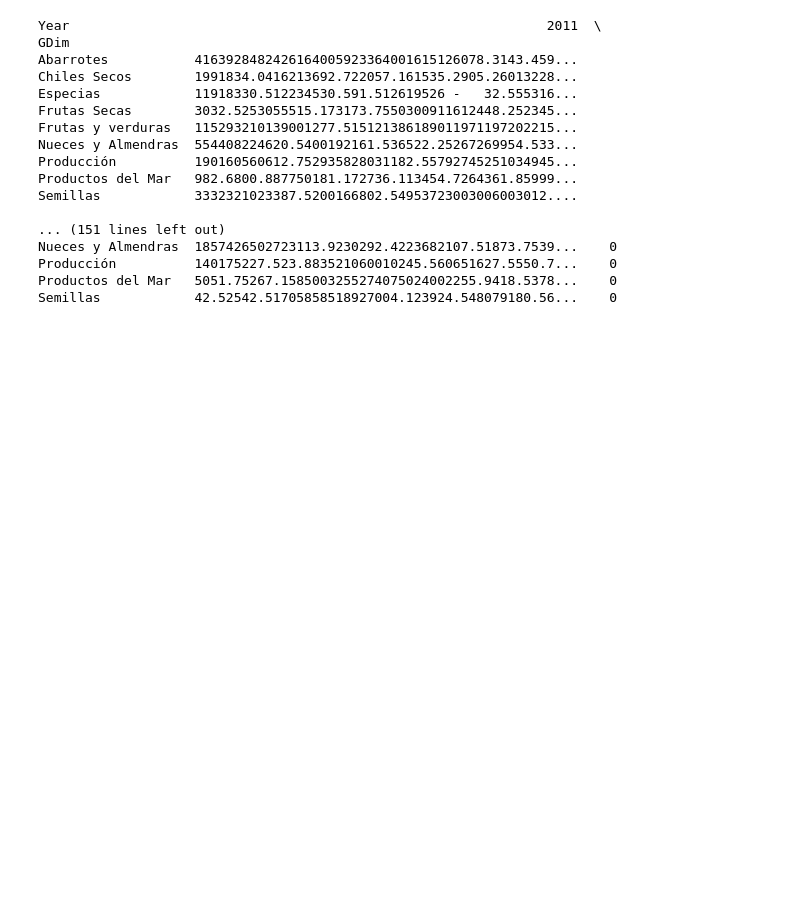
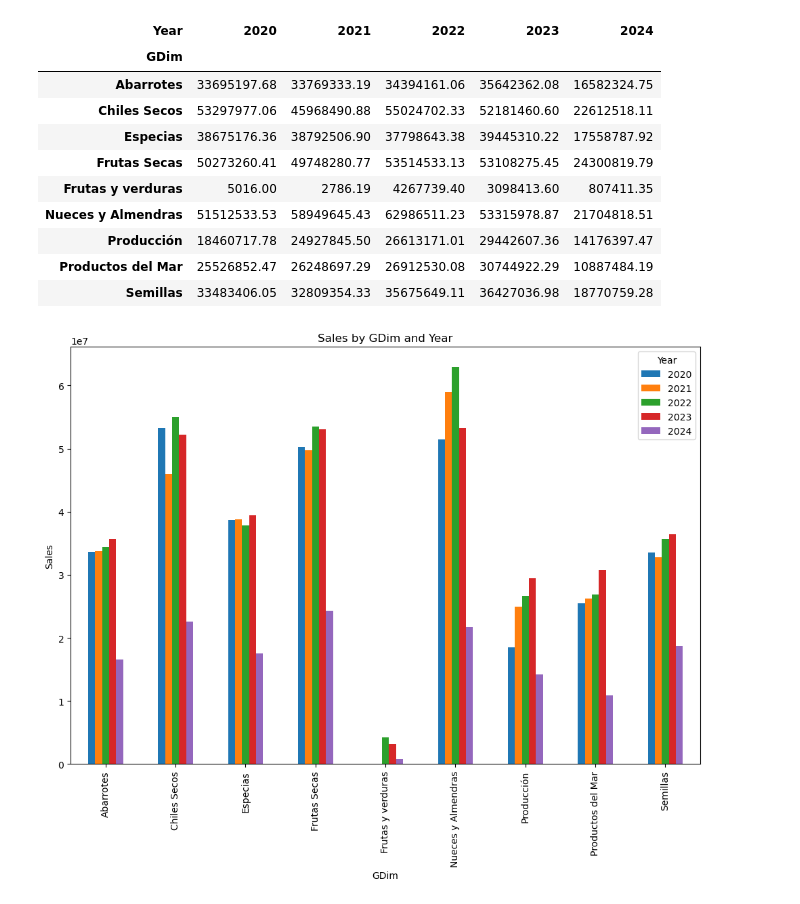
Before and after one commit to patricioaugusto-patinoespana/Proyect1, a Jupyter notebook: proyect1.ipynb, the cells around one changed output. Drawn from its saved outputs; the diff is of its cells as text; code cells hidden in the pictures; blank space fills up the shorter version.

```diff
--- a/proyect1.ipynb
+++ b/proyect1.ipynb
@@ -34,4 +38,11 @@ combined_sales_items.head()
 # %%
-sales_by_year = combined_sales_items.groupby('Year')['GDim'].sum().reset_index()
+combined_sales_items['Sales'] = combined_sales_items['Sales'].astype(str).replace('-','')
+
+combined_sales_items['Sales'] = combined_sales_items['Sales'] .astype(float).round(2)
+combined_sales_items = combined_sales_items[combined_sales_items['Sales'] >= 1]
+sales_by_year = combined_sales_items.set_index('GDim')
+sales_by_year = combined_sales_items.groupby(['GDim'])
+sales_by_year = combined_sales_items.groupby(['Year'])
+sales_by_year = combined_sales_items.groupby(['Sales']).sum()
 sales_by_year
 # %% [output]
@@ -54,26 +63,29 @@ sales_by_year
 # %%
-pivot_table = combined_sales_items.pivot_table(
-    values='Amount ',  # Cambia 'Amount' por el nombre de la columna que contiene la cantidad vendida
-    index='GDim',
-    columns='Year',
-    aggfunc='sum',
-    fill_value=0)  # Llena los valores faltantes con 0
-print(pivot_table)
+pivot_table = pd.pivot_table(combined_sales_items,
+                             values='Sales',  # Cambia 'Sales' por el nombre correcto de la columna de ventas si es diferente
+                             index='GDim',
+                             columns='Year',
+                             aggfunc="sum",  # Función de agregación para sumar las ventas
+                             fill_value=0)
+pivot_table
 # %% [output]
-Year                                                             2011  \
-GDim
-Abarrotes           4163928482426164005923364001615126078.3143.459...
-Chiles Secos        1991834.0416213692.722057.161535.2905.26013228...
-Especias            11918330.512234530.591.512619526 -   32.555316...
-Frutas Secas        3032.5253055515.173173.7550300911612448.252345...
-Frutas y verduras   115293210139001277.515121386189011971197202215...
-Nueces y Almendras  554408224620.5400192161.536522.25267269954.533...
-Producción          190160560612.752935828031182.55792745251034945...
-Productos del Mar   982.6800.887750181.172736.113454.7264361.85999...
-Semillas            3332321023387.5200166802.54953723003006003012....
-
-... (151 lines left out)
-Nueces y Almendras  1857426502723113.9230292.4223682107.51873.7539...    0
-Producción          140175227.523.883521060010245.560651627.5550.7...    0
-Productos del Mar   5051.75267.1585003255274075024002255.9418.5378...    0
-Semillas            42.52542.51705858518927004.123924.548079180.56...    0
+| Year | 2020 | 2021 | 2022 | 2023 | 2024 |
+| GDim |  |  |  |  |  |
+| Abarrotes | 33695197.68 | 33769333.19 | 34394161.06 | 35642362.08 | 16582324.75 |
+| Chiles Secos | 53297977.06 | 45968490.88 | 55024702.33 | 52181460.60 | 22612518.11 |
+| Especias | 38675176.36 | 38792506.90 | 37798643.38 | 39445310.22 | 17558787.92 |
+| Frutas Secas | 50273260.41 | 49748280.77 | 53514533.13 | 53108275.45 | 24300819.79 |
+| Frutas y verduras | 5016.00 | 2786.19 | 4267739.40 | 3098413.60 | 807411.35 |
+| Nueces y Almendras | 51512533.53 | 58949645.43 | 62986511.23 | 53315978.87 | 21704818.51 |
+| Producción | 18460717.78 | 24927845.50 | 26613171.01 | 29442607.36 | 14176397.47 |
+| Productos del Mar | 25526852.47 | 26248697.29 | 26912530.08 | 30744922.29 | 10887484.19 |
+| Semillas | 33483406.05 | 32809354.33 | 35675649.11 | 36427036.98 | 18770759.28 |
+# %%
+pivot_table.plot(kind='bar', figsize=(12, 8))
+plt.title('Sales by GDim and Year')
+plt.xlabel('GDim')
+plt.ylabel('Sales')
+plt.legend(title='Year')
+plt.show()
+# %% [output]
+[figure, added]
```
Also changed, not shown: parts of 4 cells of this notebook.
